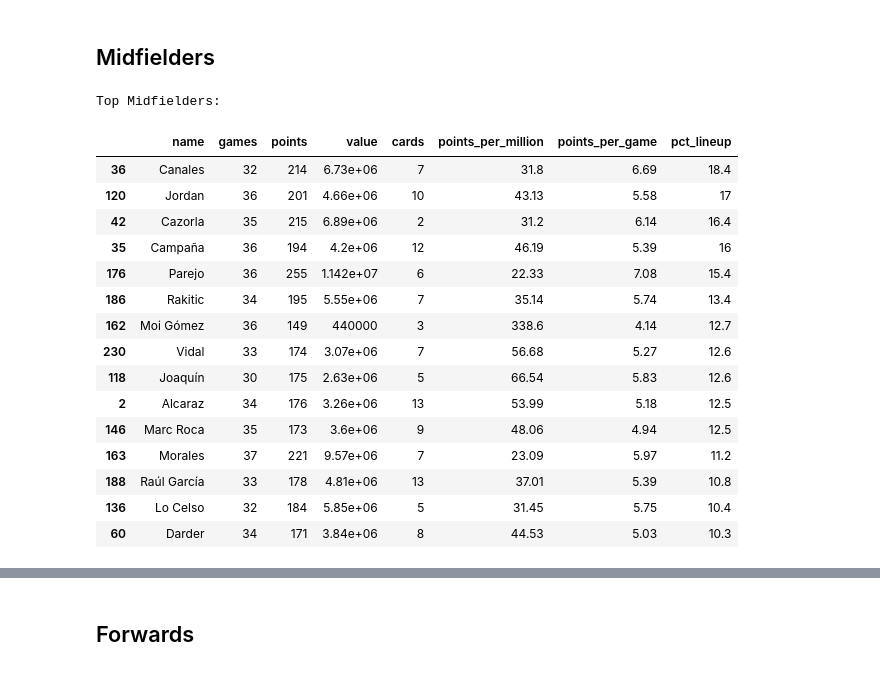
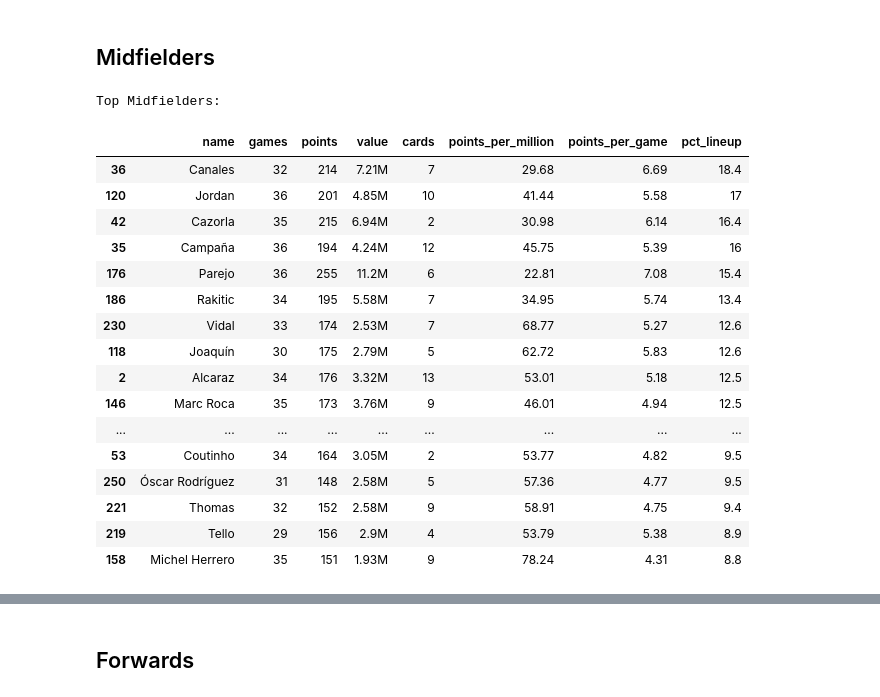
Before and after one commit to SergioLlana/fantasy-football-analysis, a Jupyter notebook: analysis/Fantasy Football Analysis.ipynb, the cells around one changed output, grey strips where cells are left out. Saved outputs shown, nothing was run; the diff lists cells and outputs as text; code cells hidden in the pictures.

```diff
--- a/analysis/Fantasy Football Analysis.ipynb
+++ b/analysis/Fantasy Football Analysis.ipynb
@@ -10,9 +7,18 @@ import numpy as np
 import ast
 
 
-biwenger = pd.read_csv("../data/biwenger.csv", index_col=[0])
-biwenger["value"] = biwenger.value.str.replace(',', '').astype(int)
-lineups = pd.read_csv("../data/lineups.csv", sep=";", index_col=[0])
+def human_format(num):
+    num = float('{:.3g}'.format(num))
+    magnitude = 0
+    while abs(num) >= 1000:
+        magnitude += 1
+        num /= 1000.0
+    return '{}{}'.format('{:f}'.format(num).rstrip('0').rstrip('.'), ['', 'K', 'M', 'B', 'T'][magnitude])
+
+
+biwenger = pd.read_csv("../data/players.csv", index_col=[0])
+lineups = pd.read_csv("../data/lineups_base.csv", sep=";", index_col=[0])
+
 positions = ["Goalkeeper", "Defender", "Midfielder", "Forward"]
 # %%
 th_props = [
@@ -51,6 +57,8 @@ def top_players_table(players, position, k=15):
     ppg_stats = players.loc[players.position == position, "points_per_game"].describe()
     ppm_stats = players.loc[players.position == position, "points_per_million"].describe()
 
+    top["value"] = top.value.apply(human_format)
+
     return (top.style
                .applymap(lambda x: "font-weight: bold", subset=['name'])
                .background_gradient(cmap=green_cm, subset=['pct_lineup'])
@@ -85,11 +93,11 @@ for position in positions:
 
     position_stats.append({
         "position": position,
-        "sum_points": point_sum,
-        "avg_points": point_avg,
-        "sum_value": value_sum,
-        "avg_value": value_avg,
-        "pct_value": value_pct.mean()
+        "sum_points": human_format(point_sum),
+        "avg_points": human_format(point_avg),
+        "sum_value": human_format(value_sum),
+        "avg_value": human_format(value_avg),
+        "pct_value": "{0}%".format(int(value_pct.mean()*100))
     })
 
 position_stats = pd.DataFrame(position_stats)
@@ -167,24 +180,25 @@ bubble_chart(players, "Defender")
 # %% [markdown]
 ## Midfielders
 # %%
-top_players_table(players, "Midfielder")
+top_players_table(players, "Midfielder", k=20)
 # %% [output]
 Top Midfielders:
 |  | name | games | points | value | cards | points_per_million | points_per_game | pct_lineup |
-| 36 | Canales | 32 | 214 | 6.73e+06 | 7 | 31.8 | 6.69 | 18.4 |
-| 120 | Jordan | 36 | 201 | 4.66e+06 | 10 | 43.13 | 5.58 | 17 |
-| 42 | Cazorla | 35 | 215 | 6.89e+06 | 2 | 31.2 | 6.14 | 16.4 |
-| 35 | Campaña | 36 | 194 | 4.2e+06 | 12 | 46.19 | 5.39 | 16 |
-| 176 | Parejo | 36 | 255 | 1.142e+07 | 6 | 22.33 | 7.08 | 15.4 |
-| 186 | Rakitic | 34 | 195 | 5.55e+06 | 7 | 35.14 | 5.74 | 13.4 |
-| 162 | Moi Gómez | 36 | 149 | 440000 | 3 | 338.6 | 4.14 | 12.7 |
-| 230 | Vidal | 33 | 174 | 3.07e+06 | 7 | 56.68 | 5.27 | 12.6 |
-| 118 | Joaquín | 30 | 175 | 2.63e+06 | 5 | 66.54 | 5.83 | 12.6 |
-| 2 | Alcaraz | 34 | 176 | 3.26e+06 | 13 | 53.99 | 5.18 | 12.5 |
-| 146 | Marc Roca | 35 | 173 | 3.6e+06 | 9 | 48.06 | 4.94 | 12.5 |
-| 163 | Morales | 37 | 221 | 9.57e+06 | 7 | 23.09 | 5.97 | 11.2 |
-| 188 | Raúl García | 33 | 178 | 4.81e+06 | 13 | 37.01 | 5.39 | 10.8 |
-| 136 | Lo Celso | 32 | 184 | 5.85e+06 | 5 | 31.45 | 5.75 | 10.4 |
-| 60 | Darder | 34 | 171 | 3.84e+06 | 8 | 44.53 | 5.03 | 10.3 |
+| 36 | Canales | 32 | 214 | 7.21M | 7 | 29.68 | 6.69 | 18.4 |
+| 120 | Jordan | 36 | 201 | 4.85M | 10 | 41.44 | 5.58 | 17 |
+| 42 | Cazorla | 35 | 215 | 6.94M | 2 | 30.98 | 6.14 | 16.4 |
+| 35 | Campaña | 36 | 194 | 4.24M | 12 | 45.75 | 5.39 | 16 |
+| 176 | Parejo | 36 | 255 | 11.2M | 6 | 22.81 | 7.08 | 15.4 |
+| 186 | Rakitic | 34 | 195 | 5.58M | 7 | 34.95 | 5.74 | 13.4 |
+| 230 | Vidal | 33 | 174 | 2.53M | 7 | 68.77 | 5.27 | 12.6 |
+| 118 | Joaquín | 30 | 175 | 2.79M | 5 | 62.72 | 5.83 | 12.6 |
+| 2 | Alcaraz | 34 | 176 | 3.32M | 13 | 53.01 | 5.18 | 12.5 |
+| 146 | Marc Roca | 35 | 173 | 3.76M | 9 | 46.01 | 4.94 | 12.5 |
+| ... | ... | ... | ... | ... | ... | ... | ... | ... |
+| 53 | Coutinho | 34 | 164 | 3.05M | 2 | 53.77 | 4.82 | 9.5 |
+| 250 | Óscar Rodríguez | 31 | 148 | 2.58M | 5 | 57.36 | 4.77 | 9.5 |
+| 221 | Thomas | 32 | 152 | 2.58M | 9 | 58.91 | 4.75 | 9.4 |
+| 219 | Tello | 29 | 156 | 2.9M | 4 | 53.79 | 5.38 | 8.9 |
+| 158 | Michel Herrero | 35 | 151 | 1.93M | 9 | 78.24 | 4.31 | 8.8 |
 # %%
 bubble_chart(players, "Midfielder")
```
Also changed, not shown: parts of 9 cells of this notebook, 25 other files.
